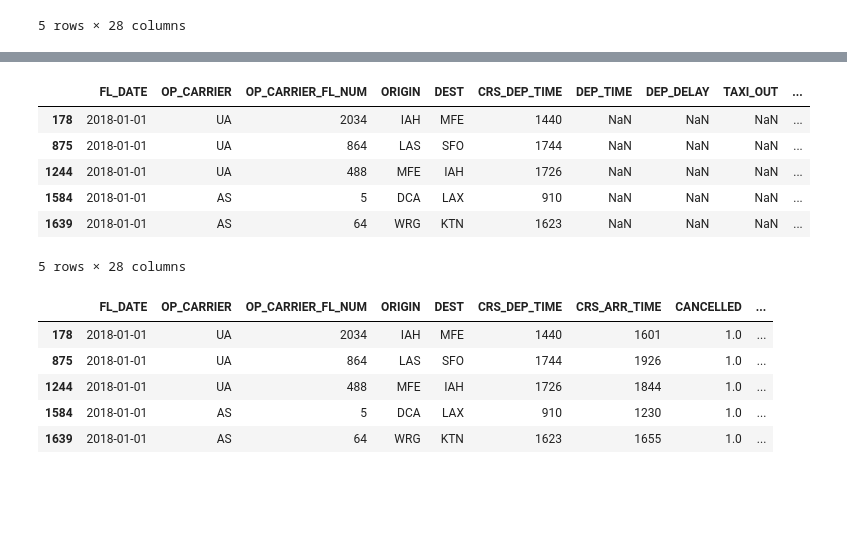
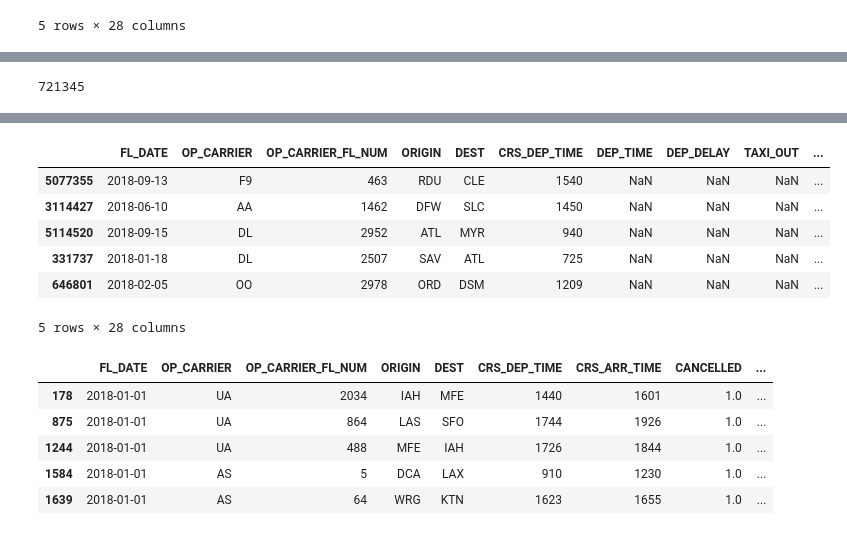
Before and after one commit to wzhu0815/Etl_Proj, a Jupyter notebook: Airline_delay.ipynb, the cells around one changed output, grey strips where cells are left out. Cells and saved outputs as stored; diff of their text form; code cells hidden in the pictures; blank space fills up the shorter version.

```diff
--- a/Airline_delay.ipynb
+++ b/Airline_delay.ipynb
@@ -280,9 +282,6 @@ flight_clear_df
 # %%
 #Cancelled Flights
-#Read data from file 'filename.csv'
-# (in the same directory that your python process is based)
-# Control delimiters, rows, column names with read_csv (see later)
-data="Resources/2018.csv"
+data="Resources/2018full.csv"
 data1 = pd.read_csv(data)
 # Preview the first 5 lines of the loaded data
 data1.head()
@@ -296,0 +306,5 @@ data1.head()
+# %%
+#This file exceeds limits for resources even after we delete columns on GitHub so we will take a random sample and save that sample
+# generating one row
+datas = data1.sample(frac =.1)
+datas.head(1)
@@ -296,0 +315,3 @@ data1.head()
+# %%
+datas = datas.drop(['CARRIER_DELAY','WEATHER_DELAY','NAS_DELAY','SECURITY_DELAY','LATE_AIRCRAFT_DELAY','DIVERTED','ACTUAL_ELAPSED_TIME','AIR_TIME','Unnamed: 27','ARR_TIME','ARR_DELAY','DEP_TIME','DEP_DELAY','TAXI_OUT','WHEELS_OFF','WHEELS_ON','TAXI_IN'], axis=1)
+datas.head()
@@ -296,0 +325,4 @@ data1.head()
+# %%
+len(datas)
+# %% [output]
+721345
@@ -317,15 +351,15 @@ SECURITY_DELAY
 LATE_AIRCRAFT_DELAY
 Unnamed: 27
 # %%
-cancelled_df=data1.loc[data1["CANCELLED"] == 1]
+cancelled_df=datas.loc[data1["CANCELLED"] == 1]
 cancelled_df.head()
 # %% [output]
 |  | FL_DATE | OP_CARRIER | OP_CARRIER_FL_NUM | ORIGIN | DEST | CRS_DEP_TIME | DEP_TIME | DEP_DELAY | TAXI_OUT | ... |
-| 178 | 2018-01-01 | UA | 2034 | IAH | MFE | 1440 | NaN | NaN | NaN | ... |
-| 875 | 2018-01-01 | UA | 864 | LAS | SFO | 1744 | NaN | NaN | NaN | ... |
-| 1244 | 2018-01-01 | UA | 488 | MFE | IAH | 1726 | NaN | NaN | NaN | ... |
-| 1584 | 2018-01-01 | AS | 5 | DCA | LAX | 910 | NaN | NaN | NaN | ... |
-| 1639 | 2018-01-01 | AS | 64 | WRG | KTN | 1623 | NaN | NaN | NaN | ... |
+| 5077355 | 2018-09-13 | F9 | 463 | RDU | CLE | 1540 | NaN | NaN | NaN | ... |
+| 3114427 | 2018-06-10 | AA | 1462 | DFW | SLC | 1450 | NaN | NaN | NaN | ... |
+| 5114520 | 2018-09-15 | DL | 2952 | ATL | MYR | 940 | NaN | NaN | NaN | ... |
+| 331737 | 2018-01-18 | DL | 2507 | SAV | ATL | 725 | NaN | NaN | NaN | ... |
+| 646801 | 2018-02-05 | OO | 2978 | ORD | DSM | 1209 | NaN | NaN | NaN | ... |
 5 rows × 28 columns
 # %%
 cancelled2_df = cancelled_df.drop(['CARRIER_DELAY','WEATHER_DELAY','NAS_DELAY','SECURITY_DELAY','LATE_AIRCRAFT_DELAY','DIVERTED','ACTUAL_ELAPSED_TIME','AIR_TIME','Unnamed: 27','ARR_TIME','ARR_DELAY','DEP_TIME','DEP_DELAY','TAXI_OUT','WHEELS_OFF','WHEELS_ON','TAXI_IN'], axis=1)
```
Also changed, not shown: parts of 17 cells of this notebook, 7 other files.
